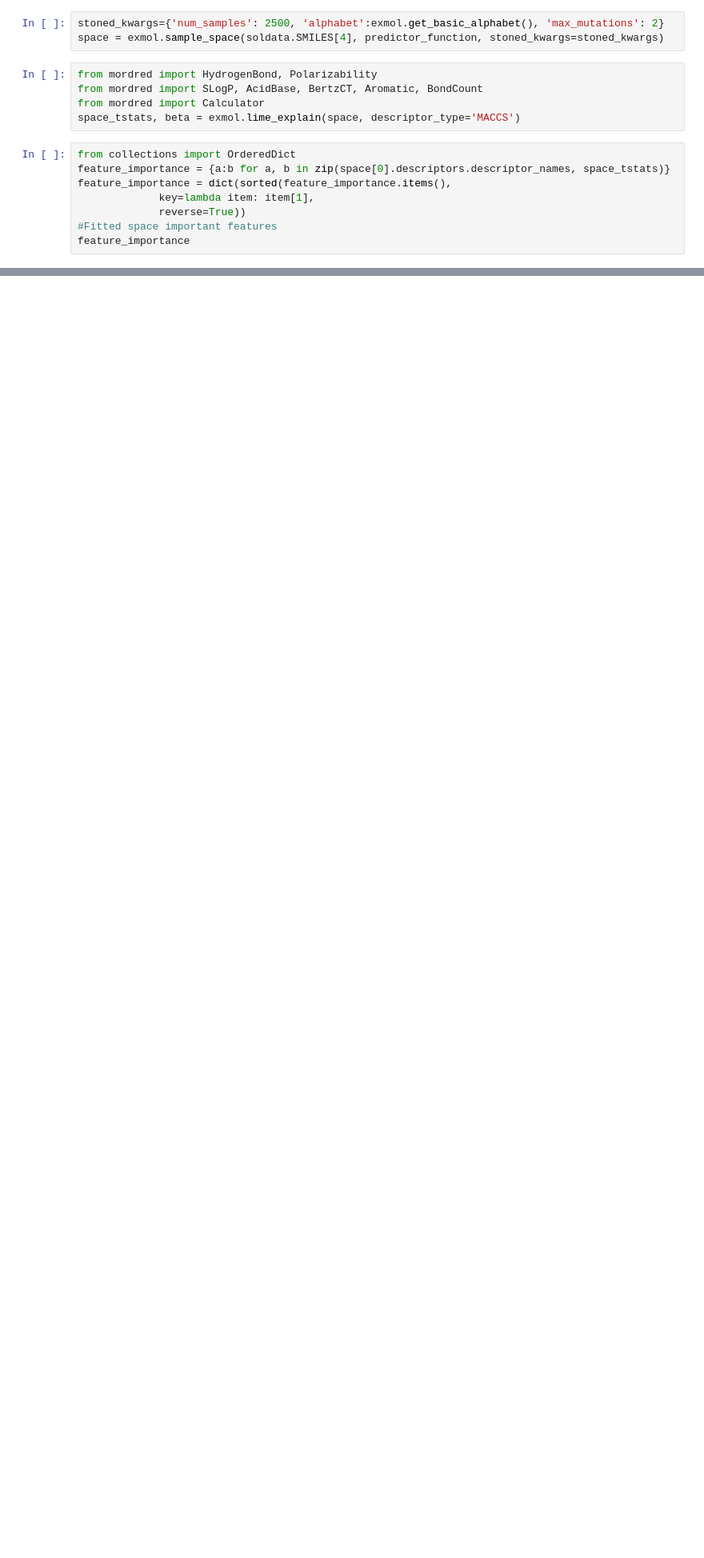
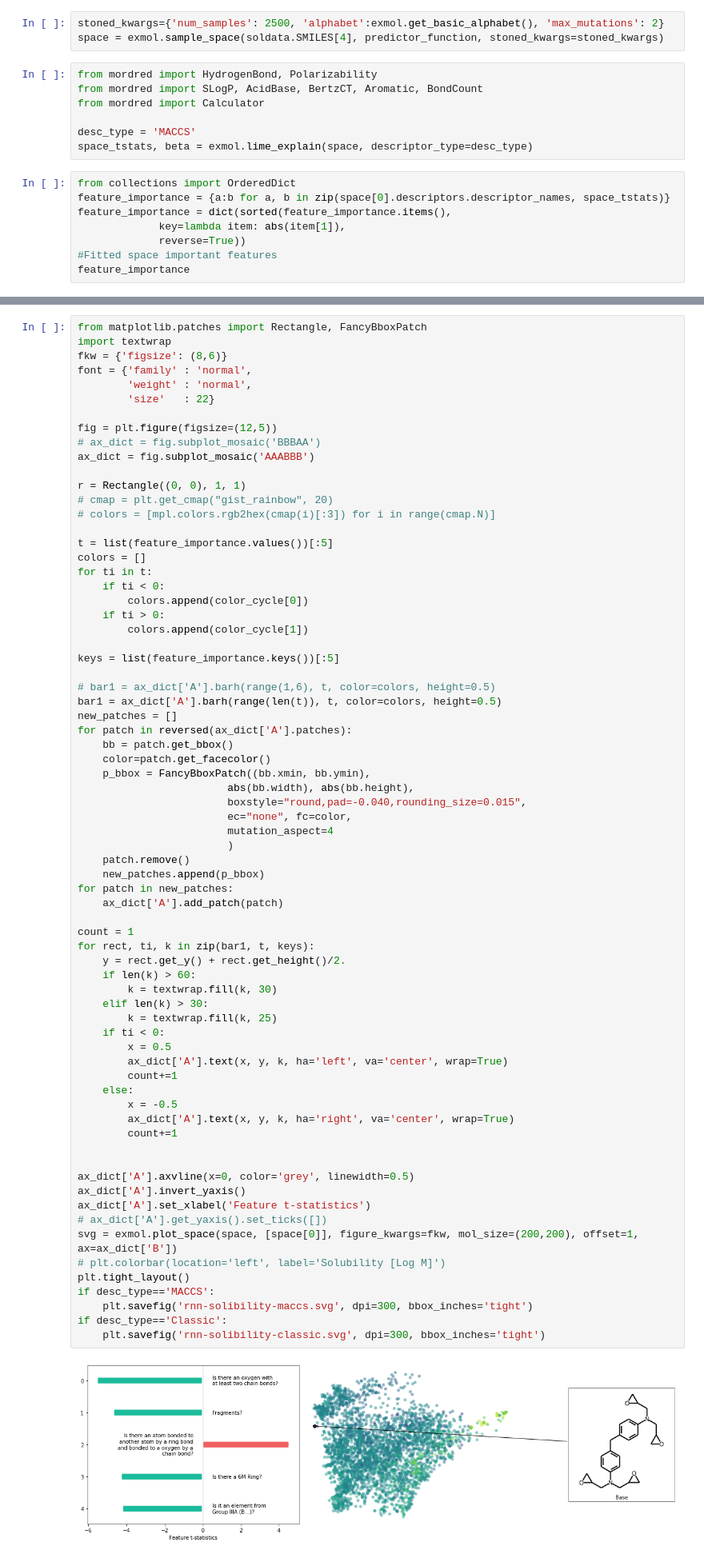
Before and after one commit to ur-whitelab/exmol, a Jupyter notebook: LIME/Solubility-RNN.ipynb, the cells around one changed output, grey strips where cells are left out. Shown at 80% size. Saved outputs shown, nothing was run; the diff lists cells and outputs as text; blank space fills up the shorter version.

Commit message:
Solubility model trained, shorter MACCS descriptions

```diff
--- a/LIME/Solubility-RNN.ipynb
+++ b/LIME/Solubility-RNN.ipynb
@@ -187,12 +218,14 @@ space = exmol.sample_space(soldata.SMILES[4], predictor_function, stoned_kwargs=
 from mordred import HydrogenBond, Polarizability
 from mordred import SLogP, AcidBase, BertzCT, Aromatic, BondCount
 from mordred import Calculator
-space_tstats, beta = exmol.lime_explain(space, descriptor_type='MACCS')
+
+desc_type = 'MACCS'
+space_tstats, beta = exmol.lime_explain(space, descriptor_type=desc_type)
 # %%
 from collections import OrderedDict
 feature_importance = {a:b for a, b in zip(space[0].descriptors.descriptor_names, space_tstats)}
 feature_importance = dict(sorted(feature_importance.items(),
-             key=lambda item: item[1],
+             key=lambda item: abs(item[1]),
              reverse=True))
 #Fitted space important features
 feature_importance
@@ -217 +250,74 @@ feature_importance
+# %%
+from matplotlib.patches import Rectangle, FancyBboxPatch
+import textwrap
+fkw = {'figsize': (8,6)}
+font = {'family' : 'normal',
+        'weight' : 'normal',
+        'size'   : 22}
+
+fig = plt.figure(figsize=(12,5))
+# ax_dict = fig.subplot_mosaic('BBBAA')
+ax_dict = fig.subplot_mosaic('AAABBB')
+
+r = Rectangle((0, 0), 1, 1)
+# cmap = plt.get_cmap("gist_rainbow", 20)
+# colors = [mpl.colors.rgb2hex(cmap(i)[:3]) for i in range(cmap.N)]
+
+t = list(feature_importance.values())[:5]
+colors = []
+for ti in t:
+    if ti < 0:
+        colors.append(color_cycle[0])
+    if ti > 0:
+        colors.append(color_cycle[1])
+
+keys = list(feature_importance.keys())[:5]
+
+# bar1 = ax_dict['A'].barh(range(1,6), t, color=colors, height=0.5)
+bar1 = ax_dict['A'].barh(range(len(t)), t, color=colors, height=0.5)
+new_patches = []
+for patch in reversed(ax_dict['A'].patches):
+    bb = patch.get_bbox()
+    color=patch.get_facecolor()
+    p_bbox = FancyBboxPatch((bb.xmin, bb.ymin),
+                        abs(bb.width), abs(bb.height),
+                        boxstyle="round,pad=-0.040,rounding_size=0.015",
+                        ec="none", fc=color,
+                        mutation_aspect=4
+                        )
+    patch.remove()
+    new_patches.append(p_bbox)
+for patch in new_patches:
+    ax_dict['A'].add_patch(patch)
+
+count = 1
+for rect, ti, k in zip(bar1, t, keys):
+    y = rect.get_y() + rect.get_height()/2.
+    if len(k) > 60:
+        k = textwrap.fill(k, 30)
+    elif len(k) > 30:
+        k = textwrap.fill(k, 25)
+    if ti < 0:
+        x = 0.5
+        ax_dict['A'].text(x, y, k, ha='left', va='center', wrap=True)
+        count+=1
+    else:
+        x = -0.5
+        ax_dict['A'].text(x, y, k, ha='right', va='center', wrap=True)
+        count+=1
+
+
+ax_dict['A'].axvline(x=0, color='grey', linewidth=0.5)
+ax_dict['A'].invert_yaxis()
+ax_dict['A'].set_xlabel('Feature t-statistics')
+# ax_dict['A'].get_yaxis().set_ticks([])
+svg = exmol.plot_space(space, [space[0]], figure_kwargs=fkw, mol_size=(200,200), offset=1, ax=ax_dict['B'])
+# plt.colorbar(location='left', label='Solubility [Log M]')
+plt.tight_layout()
+if desc_type=='MACCS':
+    plt.savefig('rnn-solibility-maccs.svg', dpi=300, bbox_inches='tight')
+if desc_type=='Classic':
+    plt.savefig('rnn-solibility-classic.svg', dpi=300, bbox_inches='tight')
+# %% [output]
+[figure, added]
 # %%
```
Also changed, not shown: parts of 15 cells of this notebook, 2 other files.
